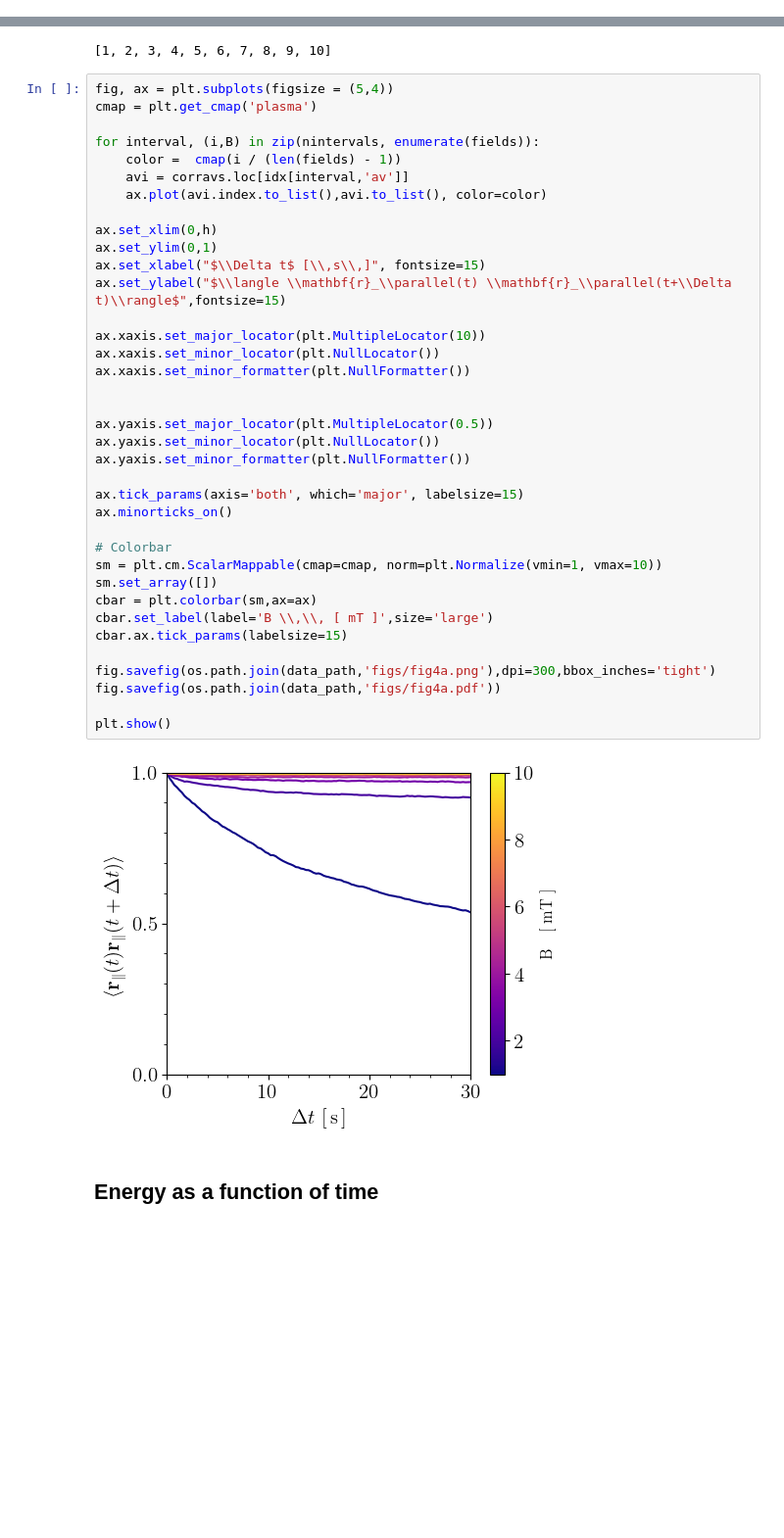
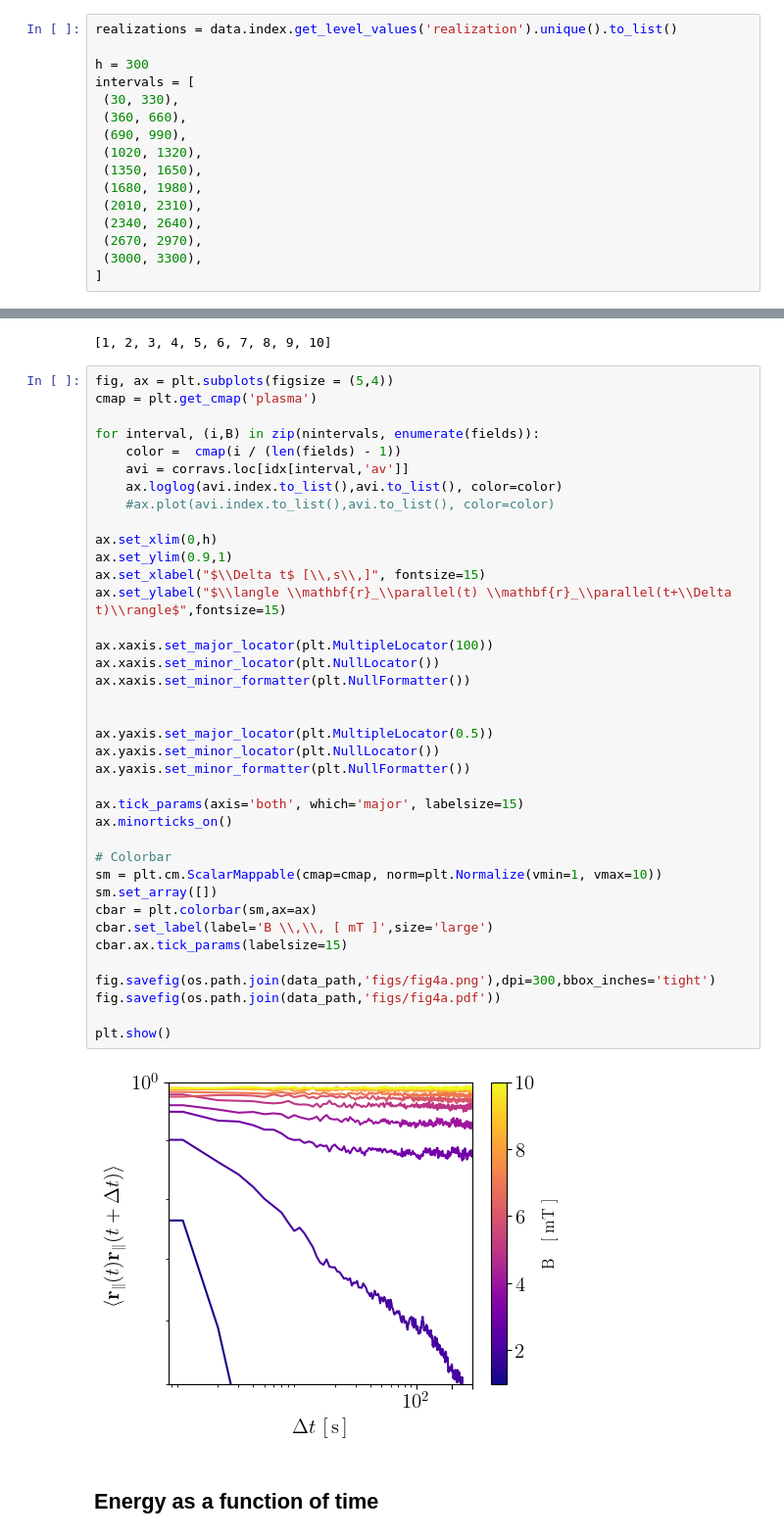
Before and after one commit to leogabac/stuckgs, a Jupyter notebook: src/fig4a.ipynb, the cells around one changed output, grey strips where cells are left out. Shown at 98% size. Cells and saved outputs as stored; diff of their text form; blank space fills up the shorter version.

Commit message:
figures

```diff
--- a/src/fig4a.ipynb
+++ b/src/fig4a.ipynb
@@ -85,3 +69,19 @@ intervals = [
+# %%
+realizations = data.index.get_level_values('realization').unique().to_list()
+
+h = 300
+intervals = [
+ (30, 330),
+ (360, 660),
+ (690, 990),
+ (1020, 1320),
+ (1350, 1650),
+ (1680, 1980),
+ (2010, 2310),
+ (2340, 2640),
+ (2670, 2970),
+ (3000, 3300),
+]
 # %%
 def correlate_realization(sim_path,data,realization,interval,s,e):
     """
@@ -168,38 +168,39 @@ cmap = plt.get_cmap('plasma')
 for interval, (i,B) in zip(nintervals, enumerate(fields)):
     color =  cmap(i / (len(fields) - 1))
     avi = corravs.loc[idx[interval,'av']]
-    ax.plot(avi.index.to_list(),avi.to_list(), color=color)
+    ax.loglog(avi.index.to_list(),avi.to_list(), color=color)
+    #ax.plot(avi.index.to_list(),avi.to_list(), color=color)
 
 ax.set_xlim(0,h)
-ax.set_ylim(0,1)
+ax.set_ylim(0.9,1)
 ax.set_xlabel("$\\Delta t$ [\\,s\\,]", fontsize=15)
 ax.set_ylabel("$\\langle \\mathbf{r}_\\parallel(t) \\mathbf{r}_\\parallel(t+\\Delta t)\\rangle$",fontsize=15)
 
-ax.xaxis.set_major_locator(plt.MultipleLocator(10))
+ax.xaxis.set_major_locator(plt.MultipleLocator(100))
 ax.xaxis.set_minor_locator(plt.NullLocator())
 ax.xaxis.set_minor_formatter(plt.NullFormatter())
 
 
 ax.yaxis.set_major_locator(plt.MultipleLocator(0.5))
 ax.yaxis.set_minor_locator(plt.NullLocator())
 ax.yaxis.set_minor_formatter(plt.NullFormatter())
 
 ax.tick_params(axis='both', which='major', labelsize=15)
 ax.minorticks_on()
 
 # Colorbar
 sm = plt.cm.ScalarMappable(cmap=cmap, norm=plt.Normalize(vmin=1, vmax=10))
 sm.set_array([])
 cbar = plt.colorbar(sm,ax=ax)
 cbar.set_label(label='B \\,\\, [ mT ]',size='large')
 cbar.ax.tick_params(labelsize=15)
 
 fig.savefig(os.path.join(data_path,'figs/fig4a.png'),dpi=300,bbox_inches='tight')
 fig.savefig(os.path.join(data_path,'figs/fig4a.pdf'))
 
 plt.show()
 # %% [output]
-[figure, old version]
+[figure, new version]
 # %% [markdown]
 ## Energy as a function of time
 # %%
```
Also changed, not shown: parts of 4 cells of this notebook, 2 other files.
